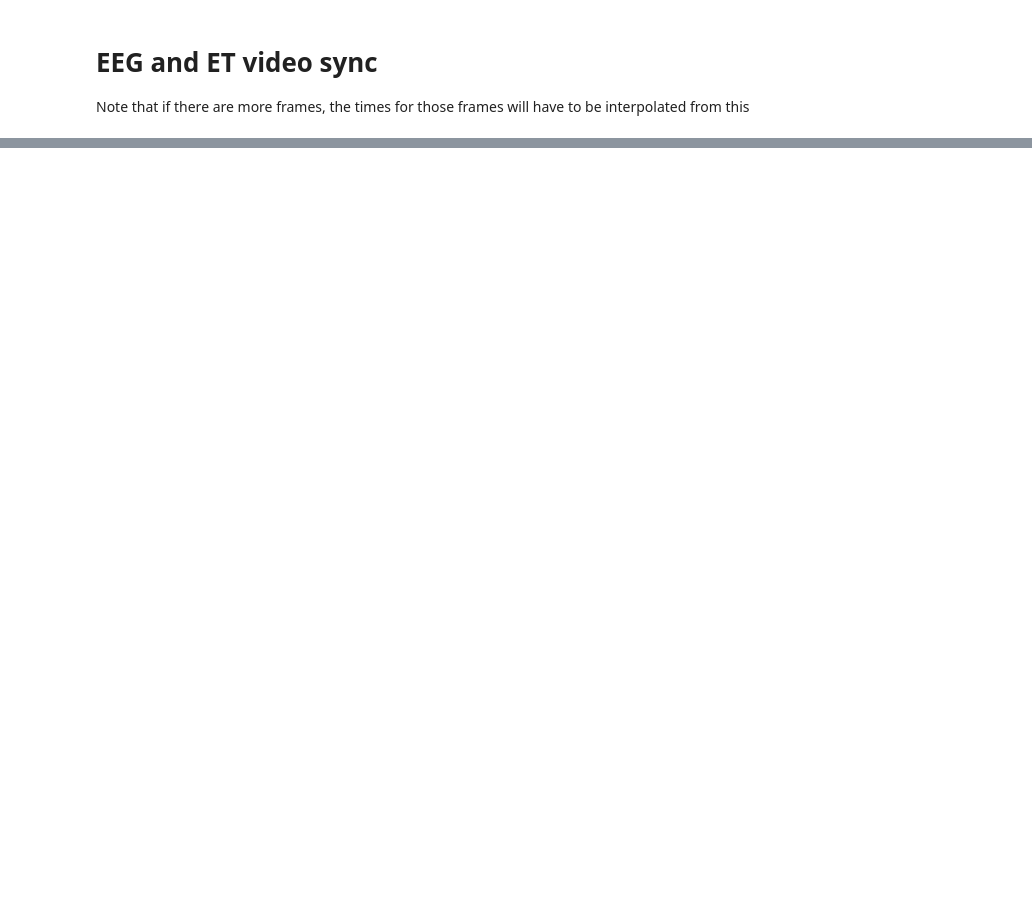
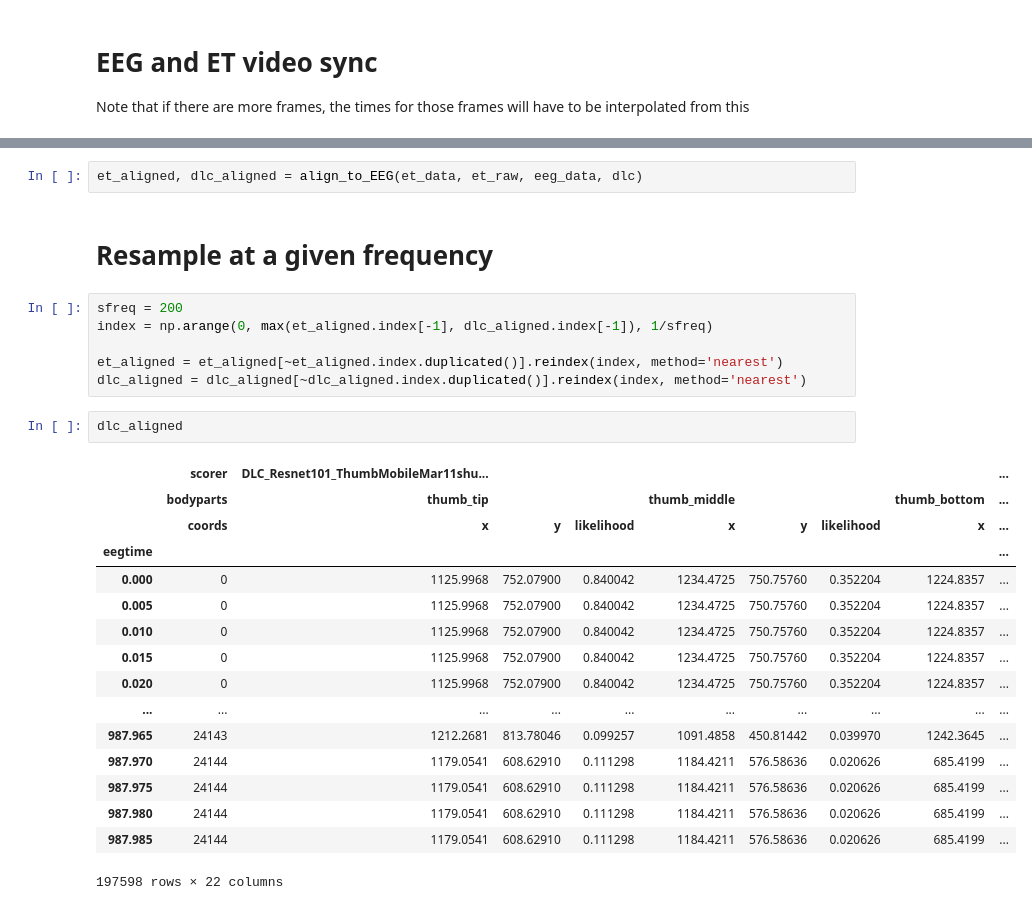
Before and after one commit to csndl-iitd/snippets, a Jupyter notebook: tobii_pro_2_ET_video_EEG_sync/tobii_pro_2_et_video_eeg_sync.ipynb, the cells around one changed output, grey strips where cells are left out. Cells and saved outputs as stored; diff of their text form; blank space fills up the shorter version.

```diff
--- a/tobii_pro_2_ET_video_EEG_sync/tobii_pro_2_et_video_eeg_sync.ipynb
+++ b/tobii_pro_2_ET_video_EEG_sync/tobii_pro_2_et_video_eeg_sync.ipynb
@@ -231,0 +374,29 @@ frame_times, np.nanmean(frame_times.diff()), np.nanmean(frame_times.diff())*len(
+# %%
+et_aligned, dlc_aligned = align_to_EEG(et_data, et_raw, eeg_data, dlc)
+# %% [markdown]
+# Resample at a given frequency
+# %%
+sfreq = 200
+index = np.arange(0, max(et_aligned.index[-1], dlc_aligned.index[-1]), 1/sfreq)
+
+et_aligned = et_aligned[~et_aligned.index.duplicated()].reindex(index, method='nearest')
+dlc_aligned = dlc_aligned[~dlc_aligned.index.duplicated()].reindex(index, method='nearest')
+# %%
+dlc_aligned
+# %% [output]
+|  | scorer | DLC_Resnet101_ThumbMobileMar11shu... |  |  |  |  |  |  | ... |
+|  | bodyparts | thumb_tip |  |  | thumb_middle |  |  | thumb_bottom | ... |
+|  | coords | x | y | likelihood | x | y | likelihood | x | ... |
+| eegtime |  |  |  |  |  |  |  |  | ... |
+| 0.000 | 0 | 1125.9968 | 752.07900 | 0.840042 | 1234.4725 | 750.75760 | 0.352204 | 1224.8357 | ... |
+| 0.005 | 0 | 1125.9968 | 752.07900 | 0.840042 | 1234.4725 | 750.75760 | 0.352204 | 1224.8357 | ... |
+| 0.010 | 0 | 1125.9968 | 752.07900 | 0.840042 | 1234.4725 | 750.75760 | 0.352204 | 1224.8357 | ... |
+| 0.015 | 0 | 1125.9968 | 752.07900 | 0.840042 | 1234.4725 | 750.75760 | 0.352204 | 1224.8357 | ... |
+| 0.020 | 0 | 1125.9968 | 752.07900 | 0.840042 | 1234.4725 | 750.75760 | 0.352204 | 1224.8357 | ... |
+| ... | ... | ... | ... | ... | ... | ... | ... | ... | ... |
+| 987.965 | 24143 | 1212.2681 | 813.78046 | 0.099257 | 1091.4858 | 450.81442 | 0.039970 | 1242.3645 | ... |
+| 987.970 | 24144 | 1179.0541 | 608.62910 | 0.111298 | 1184.4211 | 576.58636 | 0.020626 | 685.4199 | ... |
+| 987.975 | 24144 | 1179.0541 | 608.62910 | 0.111298 | 1184.4211 | 576.58636 | 0.020626 | 685.4199 | ... |
+| 987.980 | 24144 | 1179.0541 | 608.62910 | 0.111298 | 1184.4211 | 576.58636 | 0.020626 | 685.4199 | ... |
+| 987.985 | 24144 | 1179.0541 | 608.62910 | 0.111298 | 1184.4211 | 576.58636 | 0.020626 | 685.4199 | ... |
+197598 rows × 22 columns
```
Also changed, not shown: parts of 17 cells of this notebook.
